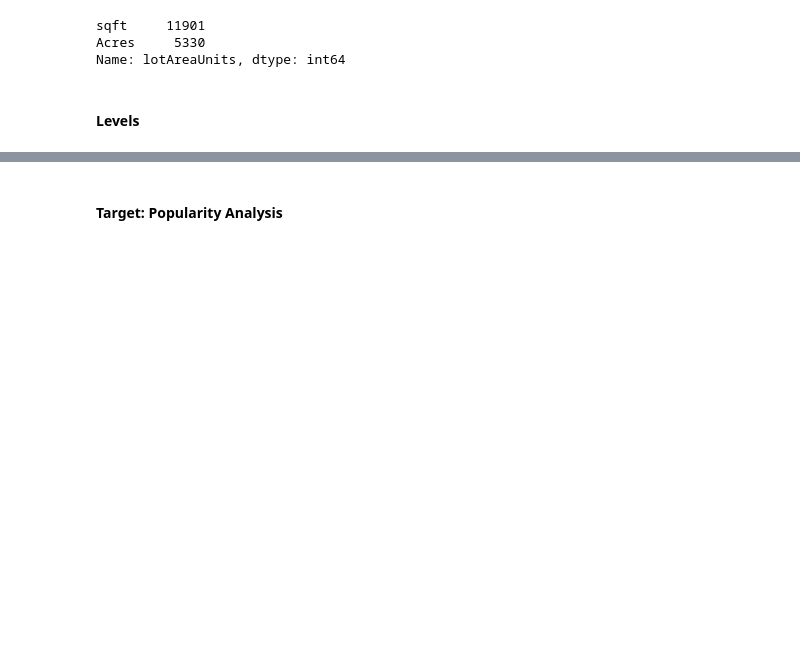
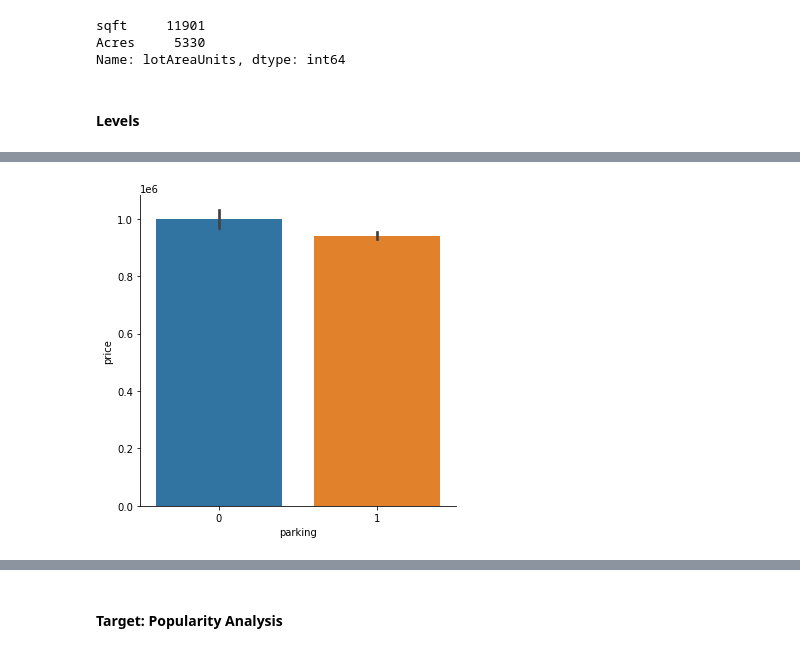
Before and after one commit to erin-vu/real_estate, a Jupyter notebook: Real Estate Analysis.ipynb, the cells around one changed output, grey strips where cells are left out. Saved outputs shown, nothing was run; the diff lists cells and outputs as text; code cells hidden in the pictures; blank space fills up the shorter version.

```diff
--- a/Real Estate Analysis.ipynb
+++ b/Real Estate Analysis.ipynb
@@ -851,0 +891,4 @@ sns.catplot(data=df_single, kind='bar', x='levels', y='price')
+# %%
+sns.catplot(data=df_single, kind='bar', x='parking', y='price');
+# %% [output]
+[figure, added]
```
Also changed, not shown: parts of 21 cells of this notebook.
